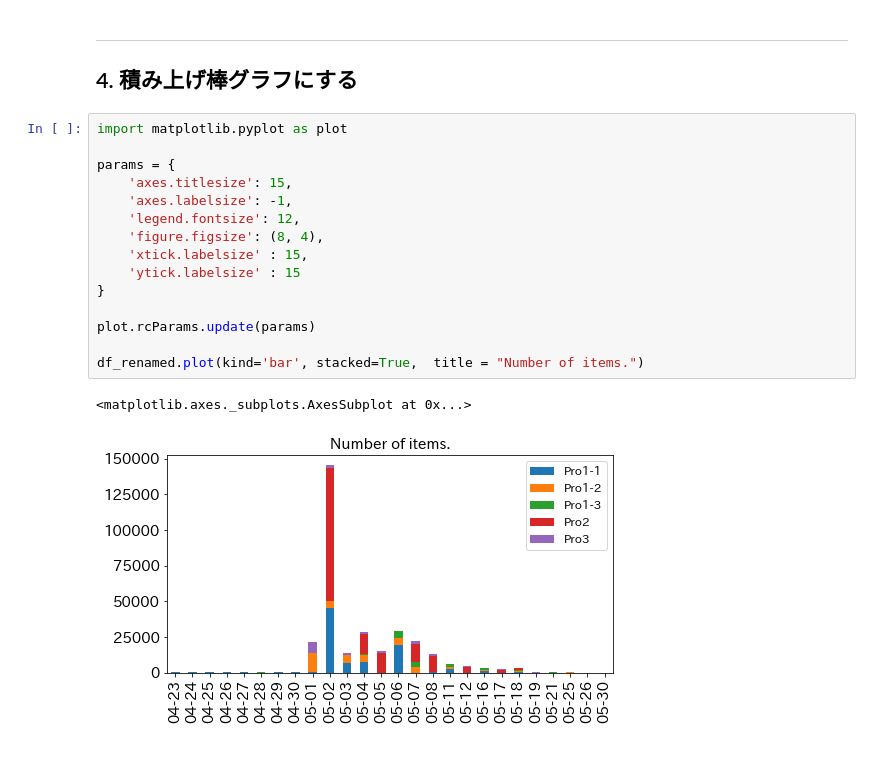
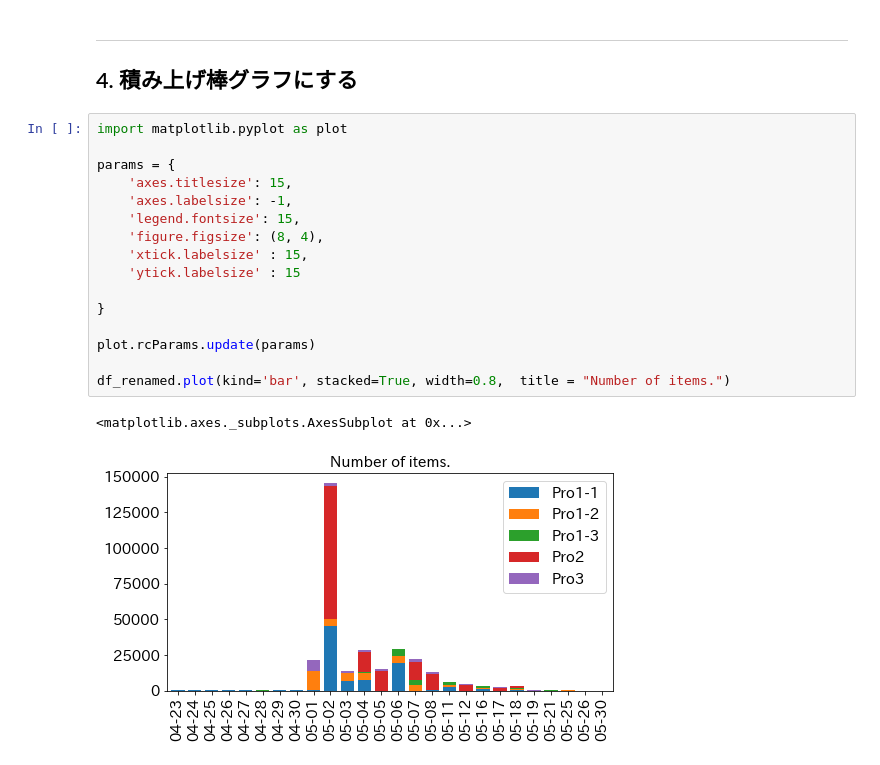
Before and after one commit to okagen/study_DataFrame, a Jupyter notebook: study01_DataFrame.ipynb, the cells around one changed output. Drawn from its saved outputs; the diff is of its cells as text.

```diff
--- a/study01_DataFrame.ipynb
+++ b/study01_DataFrame.ipynb
@@ -130,18 +146,19 @@ display(df_renamed.head(5))
 # %%
 import matplotlib.pyplot as plot
 
 params = {
     'axes.titlesize': 15,
     'axes.labelsize': -1,
-    'legend.fontsize': 12,
+    'legend.fontsize': 15,
     'figure.figsize': (8, 4),
     'xtick.labelsize' : 15,
     'ytick.labelsize' : 15
+
 }
 
 plot.rcParams.update(params)
 
-df_renamed.plot(kind='bar', stacked=True,  title = "Number of items.")
+df_renamed.plot(kind='bar', stacked=True, width=0.8,  title = "Number of items.")
 # %% [output]
 <matplotlib.axes._subplots.AxesSubplot at 0x...>
-[figure, old version]
+[figure, new version]
```
Also changed, not shown: parts of 3 cells of this notebook, 4 other files.
